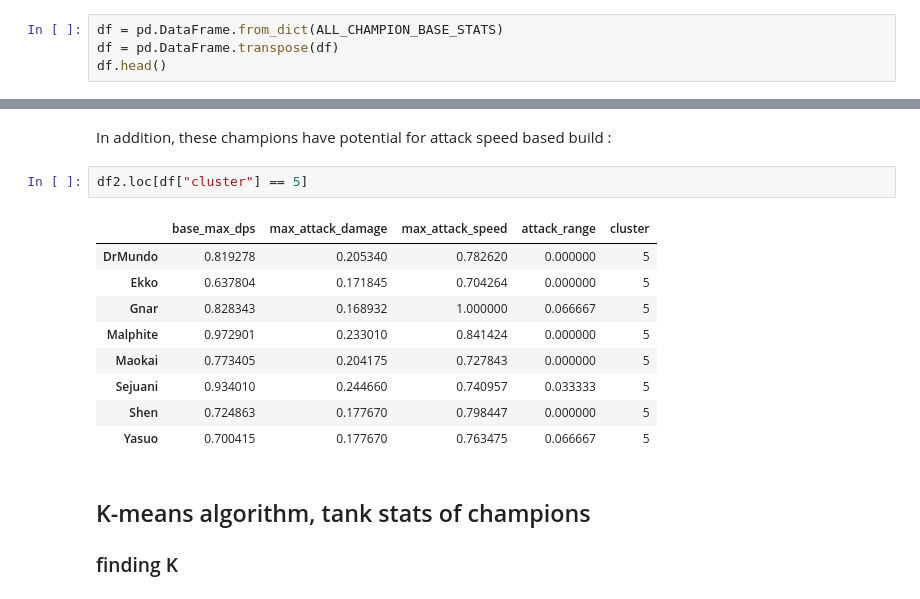
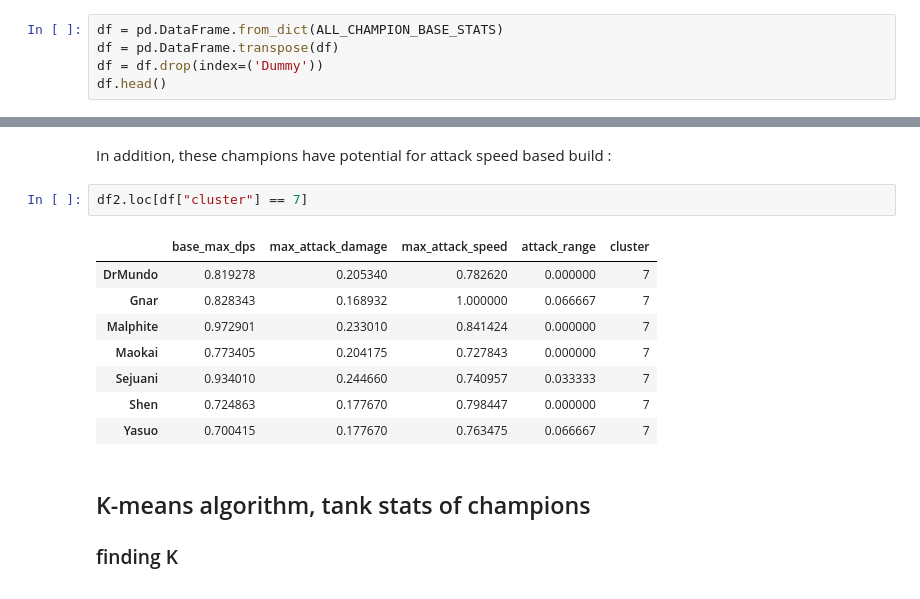
Before and after one commit to PaulQbFeng/too-tanky, a Jupyter notebook: studies/kmeans.ipynb, the cells around one changed output, grey strips where cells are left out. Drawn from its saved outputs; the diff is of its cells as text.

```diff
--- a/studies/kmeans.ipynb
+++ b/studies/kmeans.ipynb
@@ -21,6 +22,7 @@ print(type(ALL_CHAMPION_BASE_STATS))
 # %%
 df = pd.DataFrame.from_dict(ALL_CHAMPION_BASE_STATS)
 df = pd.DataFrame.transpose(df)
+df = df.drop(index=('Dummy'))
 df.head()
 # %% [output]
 |  | health | health_perlevel | mana | mana_perlevel | move_speed | armor | armor_perlevel | magic_resist | ... |
@@ -336,17 +337,16 @@ ax.scatter3D(df2_7.attack_range, df2_7.max_attack_damage, df2_7.max_attack_speed
 # %% [markdown]
 In addition, these champions have potential for attack speed based build :
 # %%
-df2.loc[df["cluster"] == 5]
+df2.loc[df["cluster"] == 7]
 # %% [output]
 |  | base_max_dps | max_attack_damage | max_attack_speed | attack_range | cluster |
-| DrMundo | 0.819278 | 0.205340 | 0.782620 | 0.000000 | 5 |
-| Ekko | 0.637804 | 0.171845 | 0.704264 | 0.000000 | 5 |
-| Gnar | 0.828343 | 0.168932 | 1.000000 | 0.066667 | 5 |
-| Malphite | 0.972901 | 0.233010 | 0.841424 | 0.000000 | 5 |
-| Maokai | 0.773405 | 0.204175 | 0.727843 | 0.000000 | 5 |
-| Sejuani | 0.934010 | 0.244660 | 0.740957 | 0.033333 | 5 |
-| Shen | 0.724863 | 0.177670 | 0.798447 | 0.000000 | 5 |
-| Yasuo | 0.700415 | 0.177670 | 0.763475 | 0.066667 | 5 |
+| DrMundo | 0.819278 | 0.205340 | 0.782620 | 0.000000 | 7 |
+| Gnar | 0.828343 | 0.168932 | 1.000000 | 0.066667 | 7 |
+| Malphite | 0.972901 | 0.233010 | 0.841424 | 0.000000 | 7 |
+| Maokai | 0.773405 | 0.204175 | 0.727843 | 0.000000 | 7 |
+| Sejuani | 0.934010 | 0.244660 | 0.740957 | 0.033333 | 7 |
+| Shen | 0.724863 | 0.177670 | 0.798447 | 0.000000 | 7 |
+| Yasuo | 0.700415 | 0.177670 | 0.763475 | 0.066667 | 7 |
 # %% [markdown]
 ## K-means algorithm, tank stats of champions
 ### finding K
```
Also changed, not shown: parts of 23 cells of this notebook.
